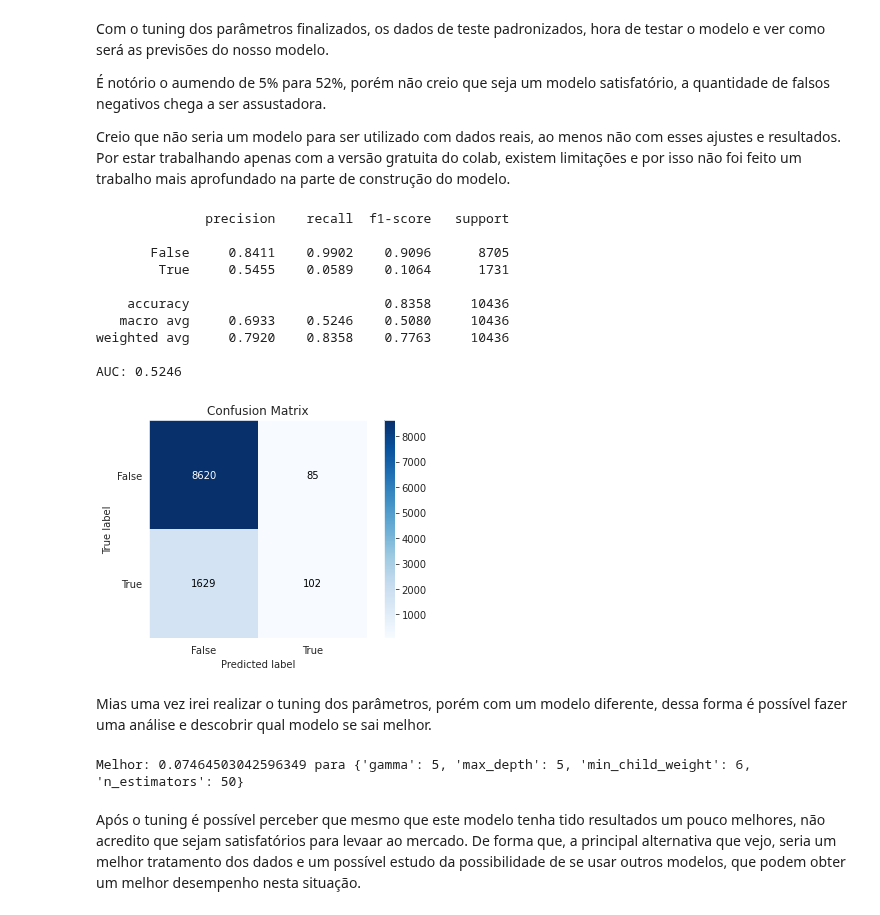
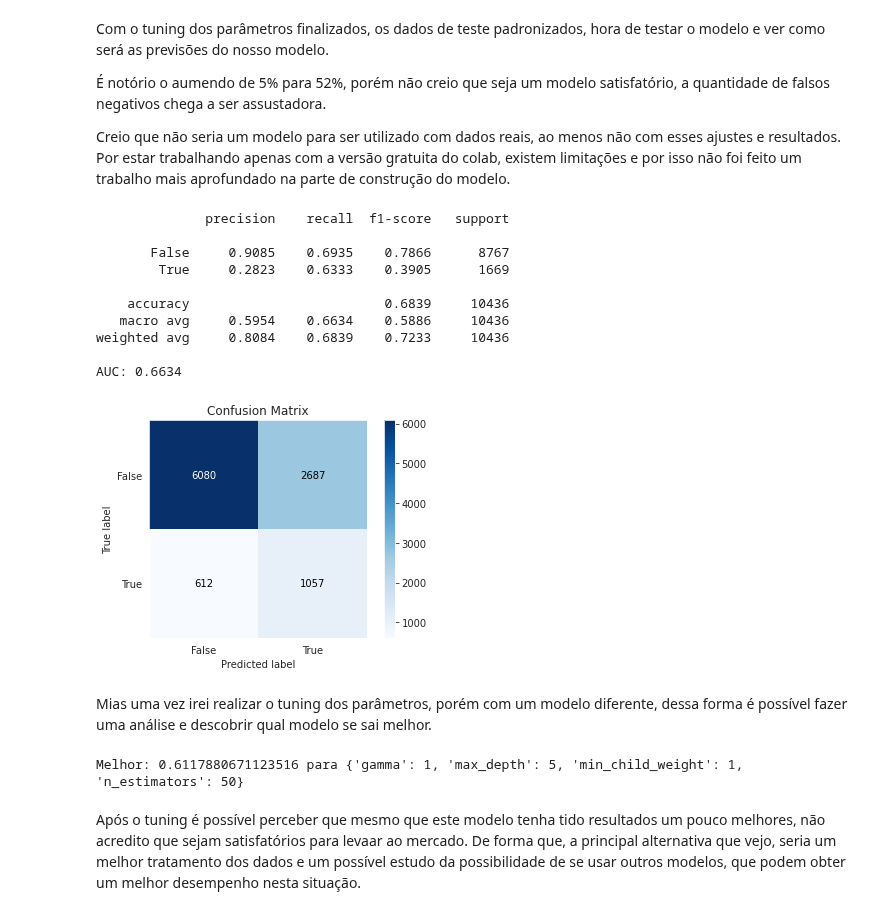
Before and after one commit to JoaoGustavo29/Portfolio_DataScience, a Jupyter notebook: Avaliação_de_Risco_de_Crédito.ipynb, the cells around one changed output. Cells and saved outputs as stored; diff of their text form; code cells hidden in the pictures.

```diff
--- a/Avaliação_de_Risco_de_Crédito.ipynb
+++ b/Avaliação_de_Risco_de_Crédito.ipynb
@@ -389,3 +405,8 @@ Rob_scaler = RobustScaler()
 # Padronizando os dados de treino
 X_train_scaled = scaler.fit_transform(X_train)
 X_train_Rscaled = Rob_scaler.fit_transform(X_train)
+
+# Balanceamento RUS
+rus = RandomUnderSampler()
+X_rus_scaled, y_train_rus_scaled = rus.fit_resample(X_train_scaled, y_train)
+X_rus_Rscaled, y_train_rus_Rscaled = rus.fit_resample(X_train_Rscaled, y_train)
@@ -463,41 +539,41 @@ Com o tuning dos parâmetros finalizados, os dados de teste padronizados, hora d
 Creio que não seria um modelo para ser utilizado com dados reais, ao menos não com esses ajustes e resultados. Por estar trabalhando apenas com a versão gratuita do colab, existem limitações e por isso não foi feito um trabalho mais aprofundado na parte de construção do modelo.
 # %%
 # modelo otimizado
-ran_for_scaled = RandomForestClassifier(n_estimators=50,
-                                            bootstrap=False,
+ran_for_scaled = RandomForestClassifier(n_estimators=200,
+                                            bootstrap=True,
                                             max_depth=20,
-                                            max_features="sqrt",
-                                            min_samples_leaf=1,
-                                            min_samples_split=2)
+                                            max_features="auto",
+                                            min_samples_leaf=2,
+                                            min_samples_split=5)
 
 # Treino do Modelo
-ran_for_scaled.fit(X_train_scaled, y_train)
+ran_for_scaled.fit(X_rus_scaled, y_train_rus_scaled)
 
 X_test_scaled = scaler.transform(X_test)
 
 y_pred_ran_for = ran_for_scaled.predict(X_test_scaled)
 
 skplt.metrics.plot_confusion_matrix(y_test, y_pred_ran_for)
 
 print(classification_report(y_test, y_pred_ran_for, digits=4))
 
 print('AUC: {:.4f}'.format(roc_auc_score(y_test, y_pred_ran_for)))
 # %% [output]
               precision    recall  f1-score   support
 
-       False     0.8411    0.9902    0.9096      8705
-        True     0.5455    0.0589    0.1064      1731
+       False     0.9085    0.6935    0.7866      8767
+        True     0.2823    0.6333    0.3905      1669
 
-    accuracy                         0.8358     10436
-   macro avg     0.6933    0.5246    0.5080     10436
-weighted avg     0.7920    0.8358    0.7763     10436
+    accuracy                         0.6839     10436
+   macro avg     0.5954    0.6634    0.5886     10436
+weighted avg     0.8084    0.6839    0.7233     10436
 
-AUC: 0.5246
+AUC: 0.6634
-[figure, old version]
+[figure, new version]
 # %% [markdown]
 Mias uma vez irei realizar o tuning dos parâmetros, porém com um modelo diferente, dessa forma é possível fazer uma análise e descobrir qual modelo se sai melhor.
 # %%
-XGB_BOO_scaled = XGBClassifier(learning_rate=0.01)
+XGB_BOO_Rscaled = XGBClassifier(learning_rate=0.01)
 
 param_grid = {
     'n_estimators':range(0,200,50),
@@ -508,13 +584,13 @@ param_grid = {
 
 # Identificar melhores parâmetros
 kfold = StratifiedKFold(n_splits=10, shuffle=True)
-grid_search = GridSearchCV(XGB_BOO_scaled, param_grid, scoring='recall', n_jobs=-1, cv=kfold)
-grid_result = grid_search.fit(X_train_scaled, y_train)
+grid_search = GridSearchCV(XGB_BOO_Rscaled, param_grid, scoring='recall', n_jobs=-1, cv=kfold)
+grid_result = grid_search.fit(X_rus_Rscaled, y_train_rus_Rscaled)
 
 # Ver resultados
 print(f'Melhor: {grid_result.best_score_} para {grid_result.best_params_}')
 # %% [output]
-Melhor: 0.07464503042596349 para {'gamma': 5, 'max_depth': 5, 'min_child_weight': 6, 'n_estimators': 50}
+Melhor: 0.6117880671123516 para {'gamma': 1, 'max_depth': 5, 'min_child_weight': 1, 'n_estimators': 50}
 # %% [markdown]
 Após o tuning é possível perceber que mesmo que este modelo tenha tido resultados um pouco melhores, não acredito que sejam satisfatórios para levaar ao mercado. De forma que, a principal alternativa que vejo, seria um melhor tratamento dos dados e um possível estudo da possibilidade de se usar outros modelos, que podem obter um melhor desempenho nesta situação.
 # %%
```
Also changed, not shown: parts of 15 cells of this notebook.
